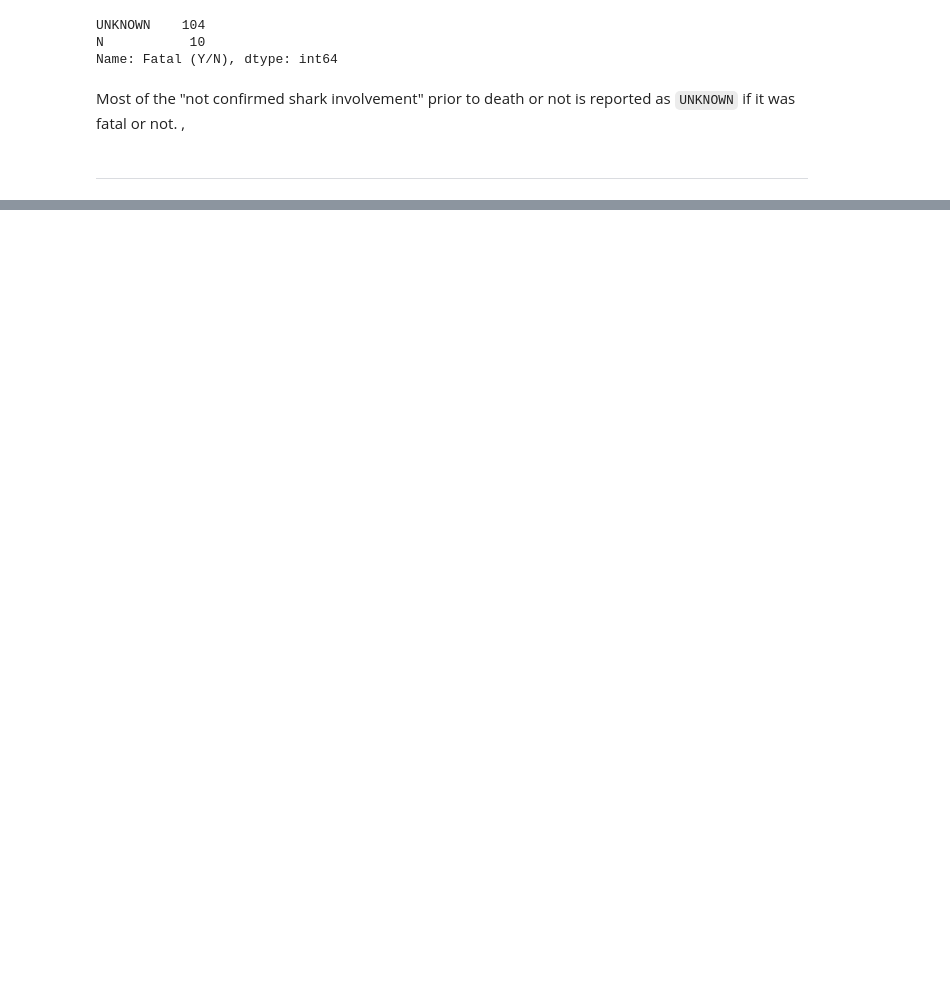
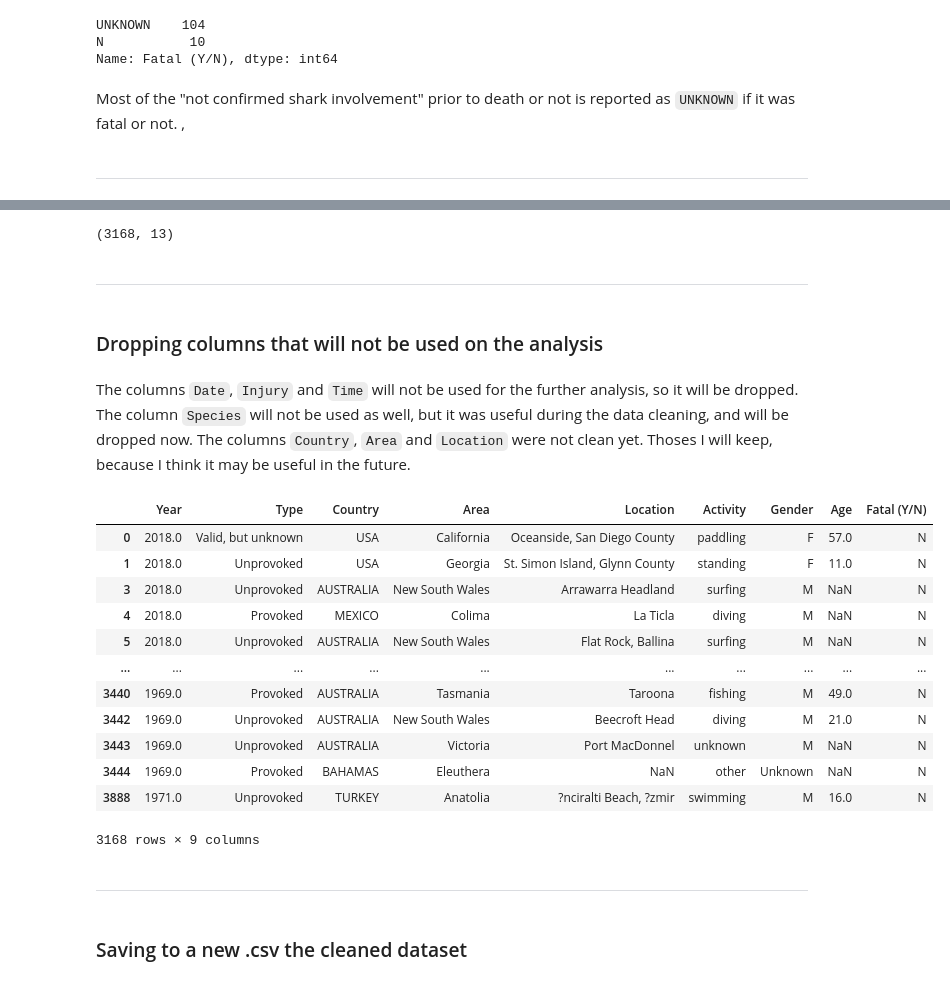
Before and after one commit to natmceoldo/shark-attack, a Jupyter notebook: notebook/shark-attack-data_cleaning.ipynb, the cells around one changed output, grey strips where cells are left out. Cells and saved outputs as stored; diff of their text form; code cells hidden in the pictures; blank space fills up the shorter version.

Commit message:
Finish initial data cleaning

```diff
--- a/notebook/shark-attack-data_cleaning.ipynb
+++ b/notebook/shark-attack-data_cleaning.ipynb
@@ -871,0 +829,3 @@ df_attacks.groupby(by=['Year', 'Activity'], as_index=True).agg({'Activity' : 'co
+# %%
+df_attacks.drop(df_attacks[df_attacks['Species'] == 'Shark involvement prior to death was not confirmed'].index, inplace=True)
+df_attacks.drop(df_attacks[df_attacks['Species'] == 'Shark involvement not confirmed'].index, inplace=True)
@@ -871,0 +879,24 @@ df_attacks.groupby(by=['Year', 'Activity'], as_index=True).agg({'Activity' : 'co
+# %%
+df_attacks['Type'] = df_attacks.apply\
+(lambda x: 'Valid, but unknown'\
+ if x['Species'] == 'White shark' else x['Type'], axis=1)
+
+df_attacks['Type'] = df_attacks.apply\
+(lambda x: 'Valid, but unknown'\
+ if x['Species'] == "Tiger shark, 13' female" else x['Type'], axis=1)
+
+df_attacks['Type'] = df_attacks.apply\
+(lambda x: 'Valid, but unknown'\
+ if x['Species'] == 'White shark?' else x['Type'], axis=1)
+
+df_attacks['Type'] = df_attacks.apply\
+(lambda x: 'Valid, but unknown'\
+ if x['Species'] == '24" to 30" shark' else x['Type'], axis=1)
+
+df_attacks['Type'] = df_attacks.apply\
+(lambda x: 'Valid, but unknown'\
+ if x['Species'] == 'A small shark' else x['Type'], axis=1)
+
+df_attacks['Type'] = df_attacks.apply\
+(lambda x: 'Valid, but unknown'\
+ if x['Species'] == '2m shark' else x['Type'], axis=1)
@@ -871,0 +930,38 @@ df_attacks.groupby(by=['Year', 'Activity'], as_index=True).agg({'Activity' : 'co
+# %%
+df_attacks.drop(df_attacks[df_attacks['Type'] == 'Invalid'].index, inplace=True)
+df_attacks.drop(df_attacks[df_attacks['Type'] == 'Unknown'].index, inplace=True)
+df_attacks.drop(df_attacks[df_attacks['Type'] == 'Questionable'].index, inplace=True)
+# %%
+df_attacks.shape
+# %% [output]
+(3168, 13)
+# %% [markdown]
+---
+# %% [markdown]
+### Dropping columns that will not be used on the analysis
+# %% [markdown]
+The columns `Date`, `Injury` and `Time` will not be used for the further analysis, so it will be dropped.
+The column `Species` will not be used as well, but it was useful during the data cleaning, and will be dropped now.
+The columns `Country`, `Area` and `Location` were not clean yet. Thoses I will keep, because I think it may be useful in the future.
+# %%
+df_attacks.drop(columns=['Date', 'Injury', 'Time', 'Species'], inplace=True)
+# %%
+df_attacks
+# %% [output]
+|  | Year | Type | Country | Area | Location | Activity | Gender | Age | Fatal (Y/N) |
+| 0 | 2018.0 | Valid, but unknown | USA | California | Oceanside, San Diego County | paddling | F | 57.0 | N |
+| 1 | 2018.0 | Unprovoked | USA | Georgia | St. Simon Island, Glynn County | standing | F | 11.0 | N |
+| 3 | 2018.0 | Unprovoked | AUSTRALIA | New South Wales | Arrawarra Headland | surfing | M | NaN | N |
+| 4 | 2018.0 | Provoked | MEXICO | Colima | La Ticla | diving | M | NaN | N |
+| 5 | 2018.0 | Unprovoked | AUSTRALIA | New South Wales | Flat Rock, Ballina | surfing | M | NaN | N |
+| ... | ... | ... | ... | ... | ... | ... | ... | ... | ... |
+| 3440 | 1969.0 | Provoked | AUSTRALIA | Tasmania | Taroona | fishing | M | 49.0 | N |
+| 3442 | 1969.0 | Unprovoked | AUSTRALIA | New South Wales | Beecroft Head | diving | M | 21.0 | N |
+| 3443 | 1969.0 | Unprovoked | AUSTRALIA | Victoria | Port MacDonnel | unknown | M | NaN | N |
+| 3444 | 1969.0 | Provoked | BAHAMAS | Eleuthera | NaN | other | Unknown | NaN | N |
+| 3888 | 1971.0 | Unprovoked | TURKEY | Anatolia | ?nciralti Beach, ?zmir | swimming | M | 16.0 | N |
+3168 rows × 9 columns
+# %% [markdown]
+---
+# %% [markdown]
+### Saving to a new .csv the cleaned dataset
```
Also changed, not shown: parts of 31 cells of this notebook, 1 other file.
